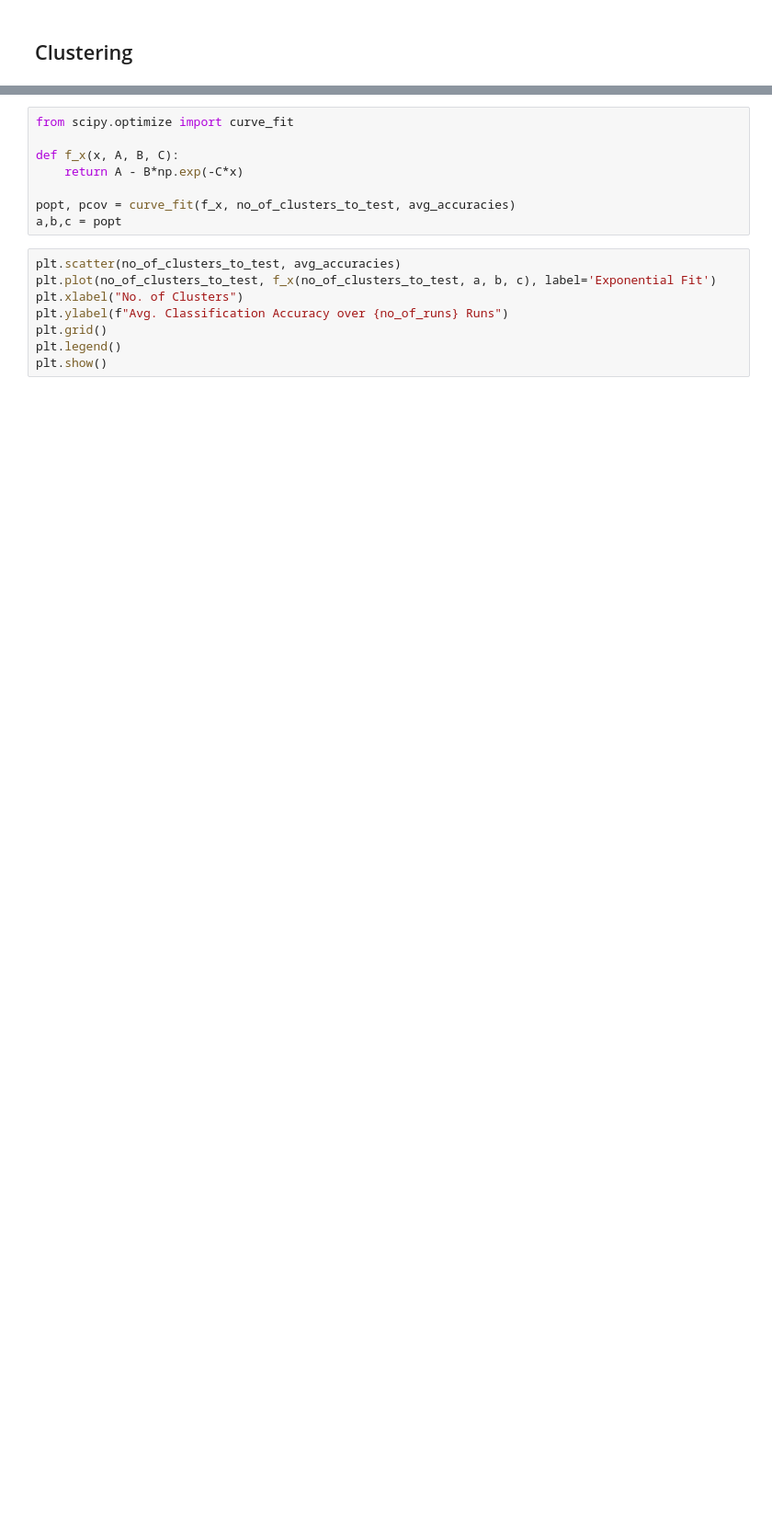
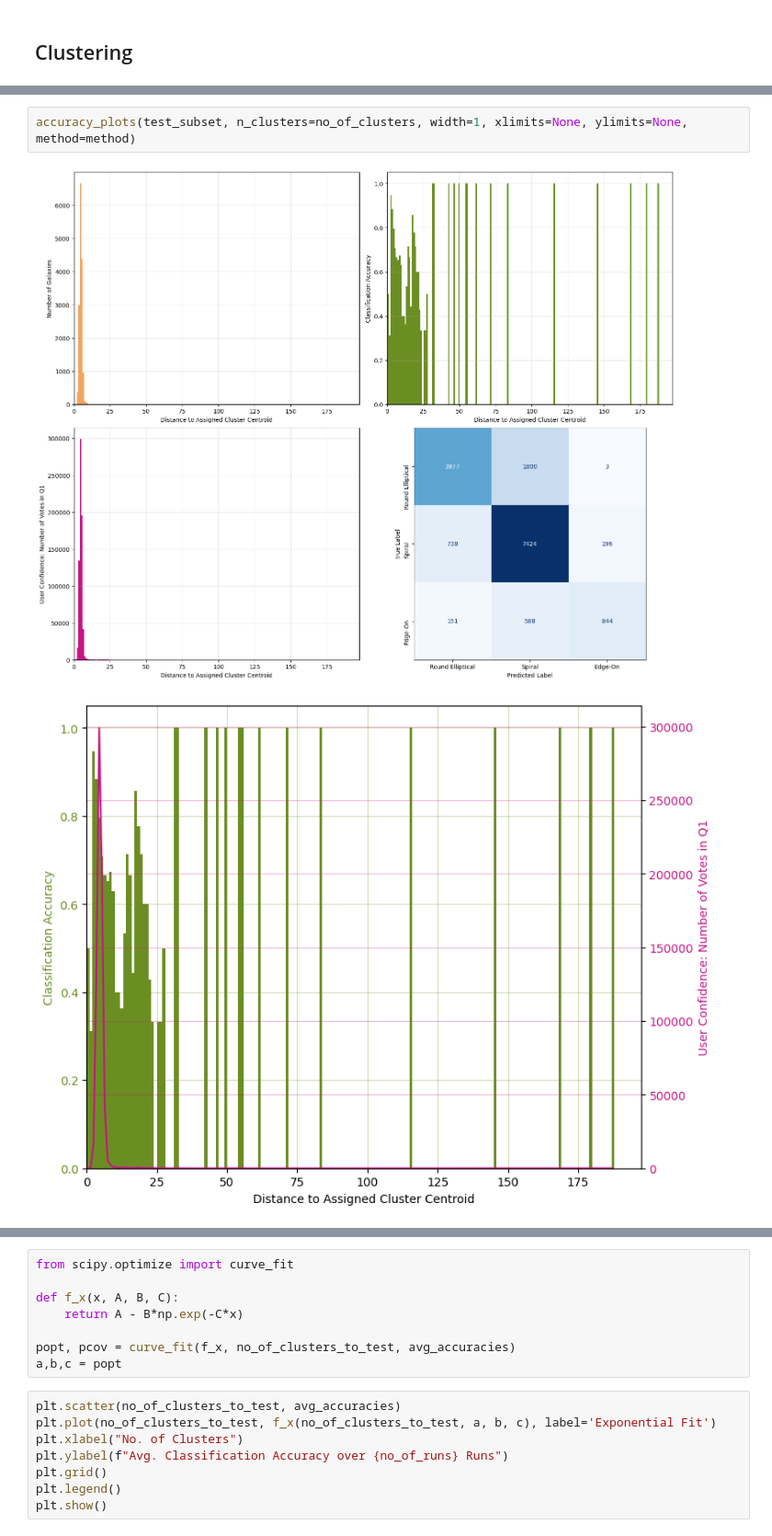
Before and after one commit to Kirstyelli-Work/MSc_Project, a Jupyter notebook: GZD_5_Classification.ipynb, the cells around one changed output, grey strips where cells are left out. Shown at 92% size. Saved outputs shown, nothing was run; the diff lists cells and outputs as text; blank space fills up the shorter version.

Commit message:
Optimised plotting function

```diff
--- a/GZD_5_Classification.ipynb
+++ b/GZD_5_Classification.ipynb
@@ -222,3 +223,8 @@ No. of Clusters
 33: 0.78
 34: 0.78
 35: 0.78
+# %%
+accuracy_plots(test_subset, n_clusters=no_of_clusters, width=1, xlimits=None, ylimits=None, method=method)
+# %% [output]
+[figure, added]
+[figure, added]
```
Also changed, not shown: parts of 5 cells of this notebook, 1 other file.
